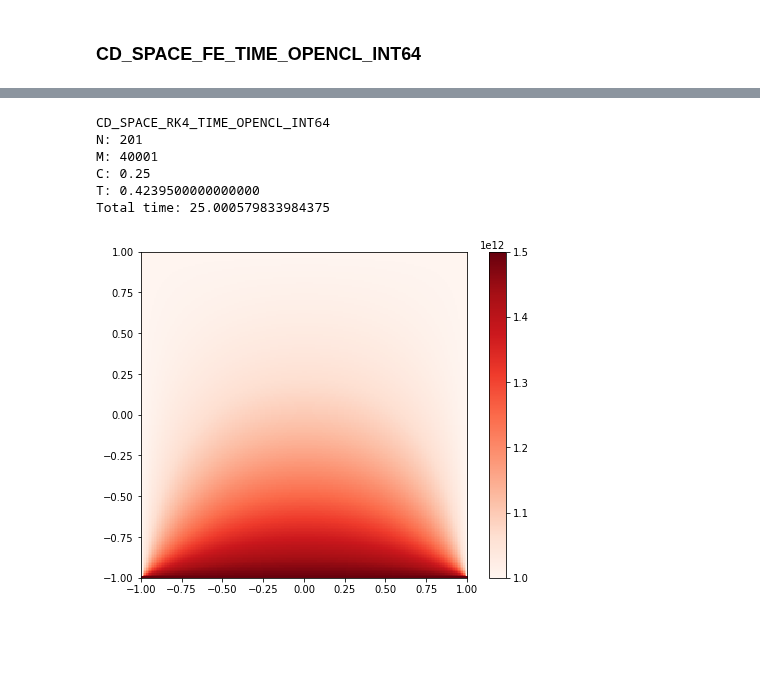
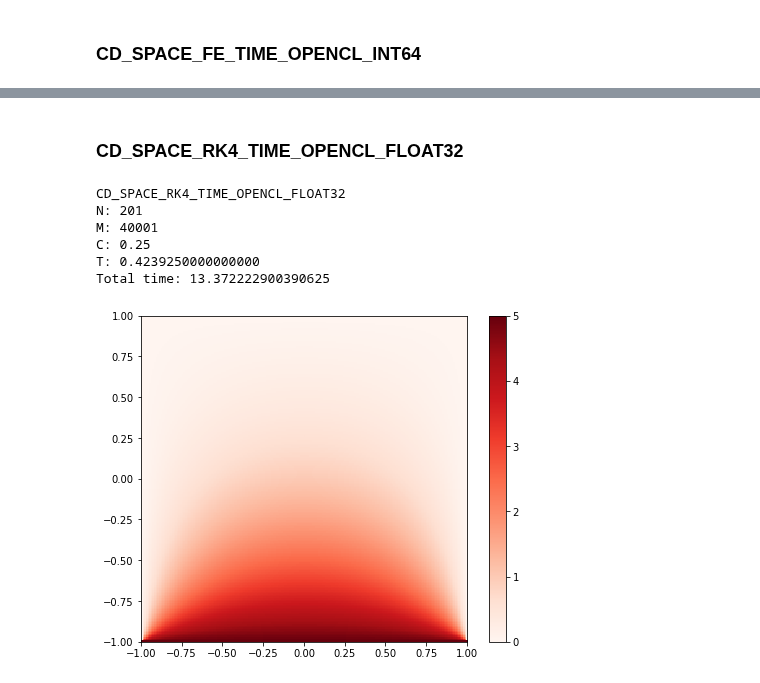
Before and after one commit to johnduffymsc/PHAS0102, a Jupyter notebook: assignment-4.ipynb, the cells around one changed output, grey strips where cells are left out. Drawn from its saved outputs; the diff is of its cells as text; code cells hidden in the pictures; blank space fills up the shorter version.

```diff
--- a/assignment-4.ipynb
+++ b/assignment-4.ipynb
@@ -333,8 +516,8 @@ import numexpr as ne
 # %%
-N = 501
-M = 500001
+N = 201
+M = 40001
 
-print("CD_SPACE_FE_TIME_ARRAY_SLICES_FLOAT64")
+print("CD_SPACE_FE_TIME_ARRAY_SLICES_NUMEXPR_FLOAT64")
 print("N: {}".format(N))
 print("M: {}".format(M))
 print("C: {}".format(((N - 1) * (N - 1)) / (4 * (M - 1))))
@@ -622,8 +805,8 @@ class CD_FE:
             self.v,
             self.temperature)
 # %%
-N = 1001
-M = 1000001
+N = 201
+M = 40001
 
 print("CD_SPACE_FE_TIME_OPENCL_INT64")
 print("N: {}".format(N))
@@ -667,3 +1008,5 @@ KeyboardInterrupt:
+# %% [markdown]
+### CD_SPACE_RK4_TIME_OPENCL_FLOAT32
 # %%
 # Define the OpenCL kernel string used in the class FiniteDifference. It is defined here outside
 # of the class for readability, and also so that it may be developed/debugged externally and
@@ -834,16 +1199,14 @@ class CD_RK4:
 N = 201
 M = 40001
 
-print("CD_SPACE_RK4_TIME_OPENCL_INT64")
+print("CD_SPACE_RK4_TIME_OPENCL_FLOAT32")
 print("N: {}".format(N))
 print("M: {}".format(M))
 print("C: {}".format(((N - 1) * (N - 1)) / (4 * (M - 1))))
 
-u = np.full((N, N), INT_BIG_0, dtype=np.int64)
+u = np.zeros((N, N), dtype=np.float32)
 
-u[0, :] = INT_BIG_5
-
-v = np.zeros((N, N), dtype=u.dtype)
+u[0, :] = 5.0
 
 k1 = np.zeros((N, N), dtype=u.dtype)
 k2 = np.zeros((N, N), dtype=u.dtype)
@@ -851,36 +1214,37 @@ k3 = np.zeros((N, N), dtype=u.dtype)
 k4 = np.zeros((N, N), dtype=u.dtype)
 
 cd_rk4 = CD_RK4(N, M)
 
 cd_rk4.copy_u_to_device(u)
-cd_rk4.copy_v_to_device(v)
 
 cd_rk4.copy_k1_to_device(k1)
 cd_rk4.copy_k2_to_device(k2)
 cd_rk4.copy_k3_to_device(k3)
 cd_rk4.copy_k4_to_device(k4)
 
 i = 0
 
 with Timer() as t:
 
     while True:
         cd_rk4.step()
         i = i + 1
         temperature = cd_rk4.copy_temperature_from_device()
-        if not temperature < INT_BIG_1:
+        if not temperature < 1.0:
             v = cd_rk4.copy_v_from_device()
             break
+
+v = cd_rk4.copy_v_from_device()
 
 print("T: {:.16f}".format(i / (M - 1)))
 print("Total time: {0}".format(t.interval))
 
 plot(v)
 # %% [output]
-CD_SPACE_RK4_TIME_OPENCL_INT64
+CD_SPACE_RK4_TIME_OPENCL_FLOAT32
 N: 201
 M: 40001
 C: 0.25
-T: 0.4239500000000000
-Total time: 25.000579833984375
+T: 0.4239250000000000
+Total time: 13.372222900390625
-[figure, old version]
+[figure, new version]
```
Also changed, not shown: parts of 17 cells of this notebook.
